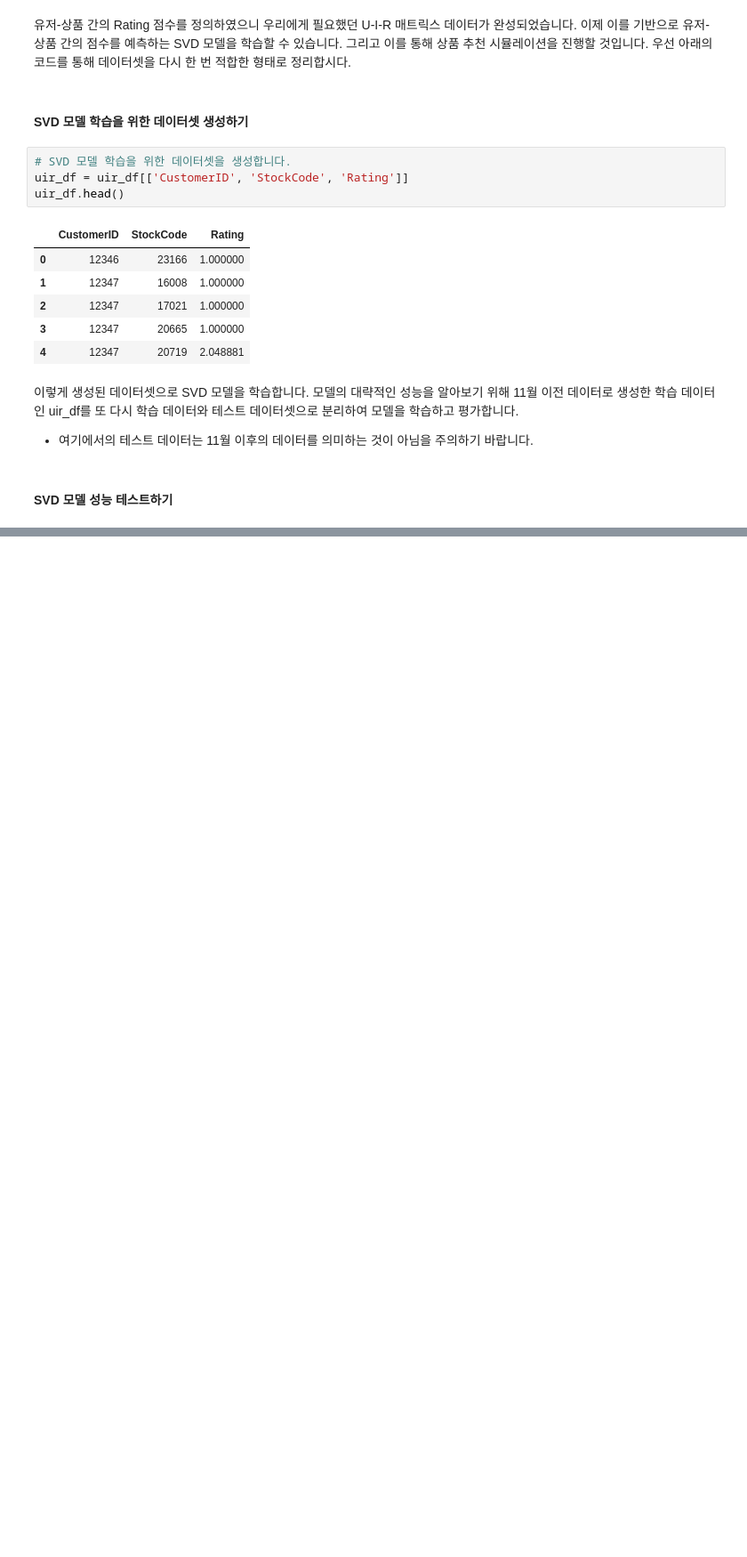
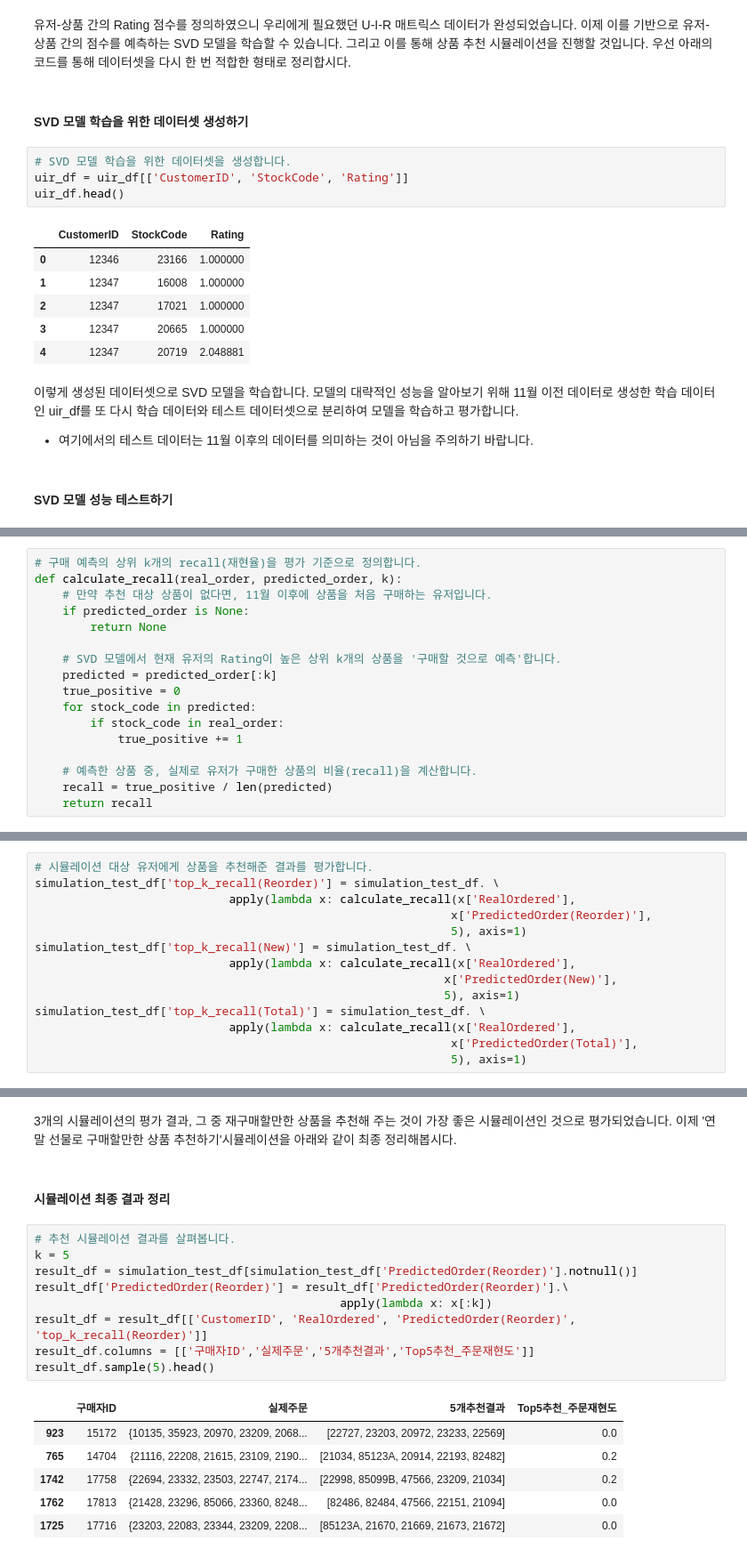
Before and after one commit to choiuikang/with_python, a Jupyter notebook: chapter-5.2.ipynb, the cells around one changed output, grey strips where cells are left out. Shown at 89% size. Drawn from its saved outputs; the diff is of its cells as text; blank space fills up the shorter version.

```diff
--- a/chapter-5.2.ipynb
+++ b/chapter-5.2.ipynb
@@ -553,0 +695,17 @@ ModuleNotFoundError: No module named 'surprise'
+# %%
+# 구매 예측의 상위 k개의 recall(재현율)을 평가 기준으로 정의합니다.
+def calculate_recall(real_order, predicted_order, k):
+    # 만약 추천 대상 상품이 없다면, 11월 이후에 상품을 처음 구매하는 유저입니다.
+    if predicted_order is None:
+        return None
+
+    # SVD 모델에서 현재 유저의 Rating이 높은 상위 k개의 상품을 '구매할 것으로 예측'합니다.
+    predicted = predicted_order[:k]
+    true_positive = 0
+    for stock_code in predicted:
+        if stock_code in real_order:
+            true_positive += 1
+
+    # 예측한 상품 중, 실제로 유저가 구매한 상품의 비율(recall)을 계산합니다.
+    recall = true_positive / len(predicted)
+    return recall
@@ -553,0 +716,14 @@ ModuleNotFoundError: No module named 'surprise'
+# %%
+# 시뮬레이션 대상 유저에게 상품을 추천해준 결과를 평가합니다.
+simulation_test_df['top_k_recall(Reorder)'] = simulation_test_df. \
+                            apply(lambda x: calculate_recall(x['RealOrdered'],
+                                                            x['PredictedOrder(Reorder)'],
+                                                            5), axis=1)
+simulation_test_df['top_k_recall(New)'] = simulation_test_df. \
+                            apply(lambda x: calculate_recall(x['RealOrdered'],
+                                                           x['PredictedOrder(New)'],
+                                                           5), axis=1)
+simulation_test_df['top_k_recall(Total)'] = simulation_test_df. \
+                            apply(lambda x: calculate_recall(x['RealOrdered'],
+                                                            x['PredictedOrder(Total)'],
+                                                            5), axis=1)
@@ -553,0 +799,20 @@ ModuleNotFoundError: No module named 'surprise'
+# %% [markdown]
+3개의 시뮬레이션의 평가 결과, 그 중 재구매할만한 상품을 추천해 주는 것이 가장 좋은 시뮬레이션인 것으로 평가되었습니다. 이제 '연말 선물로 구매할만한 상품 추천하기'시뮬레이션을 아래와 같이 최종 정리해봅시다.
+# %% [markdown]
+#### 시뮬레이션 최종 결과 정리
+# %%
+# 추천 시뮬레이션 결과를 살펴봅니다.
+k = 5
+result_df = simulation_test_df[simulation_test_df['PredictedOrder(Reorder)'].notnull()]
+result_df['PredictedOrder(Reorder)'] = result_df['PredictedOrder(Reorder)'].\
+                                            apply(lambda x: x[:k])
+result_df = result_df[['CustomerID', 'RealOrdered', 'PredictedOrder(Reorder)', 'top_k_recall(Reorder)']]
+result_df.columns = [['구매자ID','실제주문','5개추천결과','Top5추천_주문재현도']]
+result_df.sample(5).head()
+# %% [output]
+|  | 구매자ID | 실제주문 | 5개추천결과 | Top5추천_주문재현도 |
+| 923 | 15172 | {10135, 35923, 20970, 23209, 2068... | [22727, 23203, 20972, 23233, 22569] | 0.0 |
+| 765 | 14704 | {21116, 22208, 21615, 23109, 2190... | [21034, 85123A, 20914, 22193, 82482] | 0.2 |
+| 1742 | 17758 | {22694, 23332, 23503, 22747, 2174... | [22998, 85099B, 47566, 23209, 21034] | 0.2 |
+| 1762 | 17813 | {21428, 23296, 85066, 23360, 8248... | [82486, 82484, 47566, 22151, 21094] | 0.0 |
+| 1725 | 17716 | {23203, 22083, 23344, 23209, 2208... | [85123A, 21670, 21669, 21673, 21672] | 0.0 |
```
Also changed, not shown: parts of 44 cells of this notebook.
